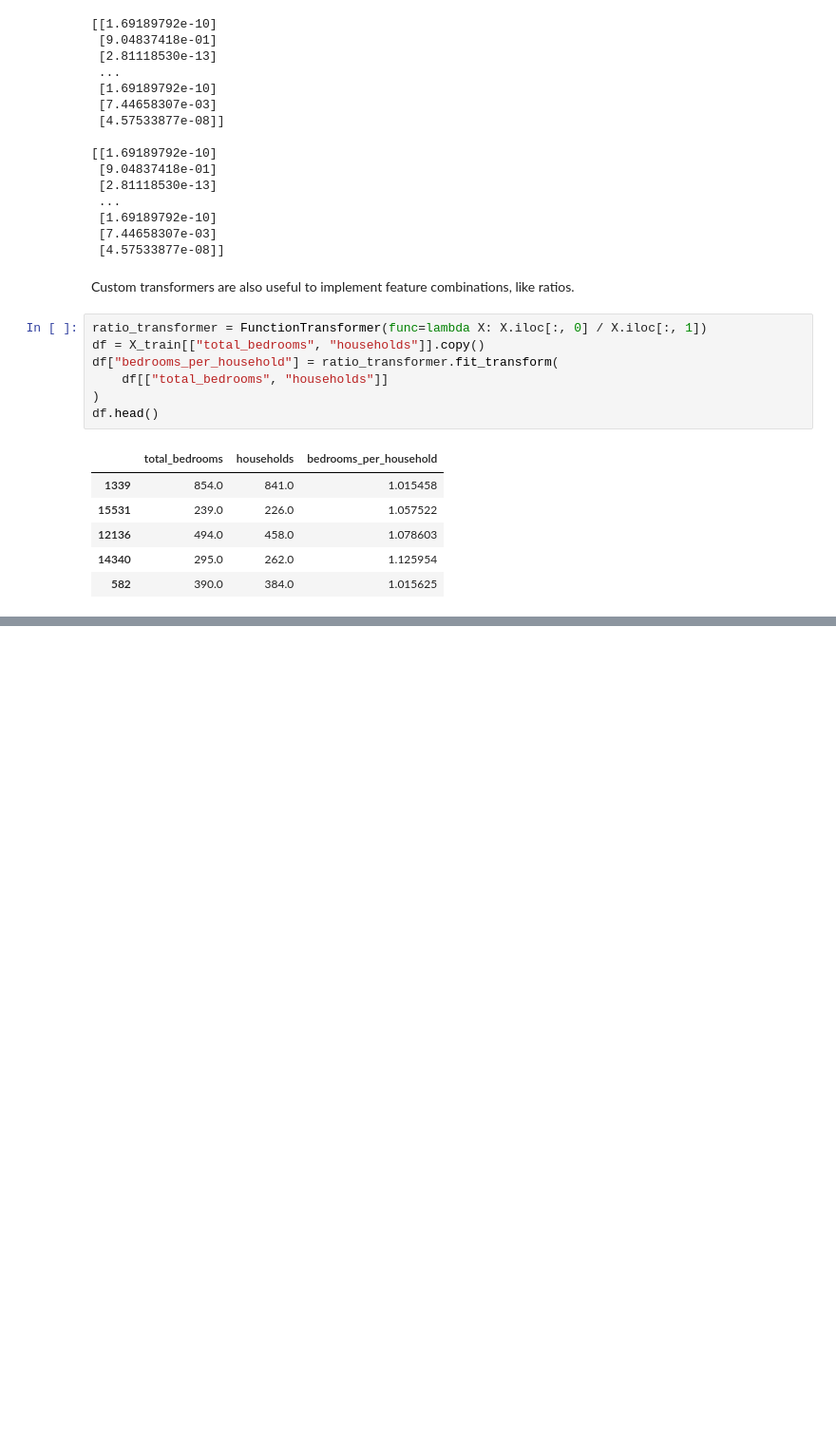
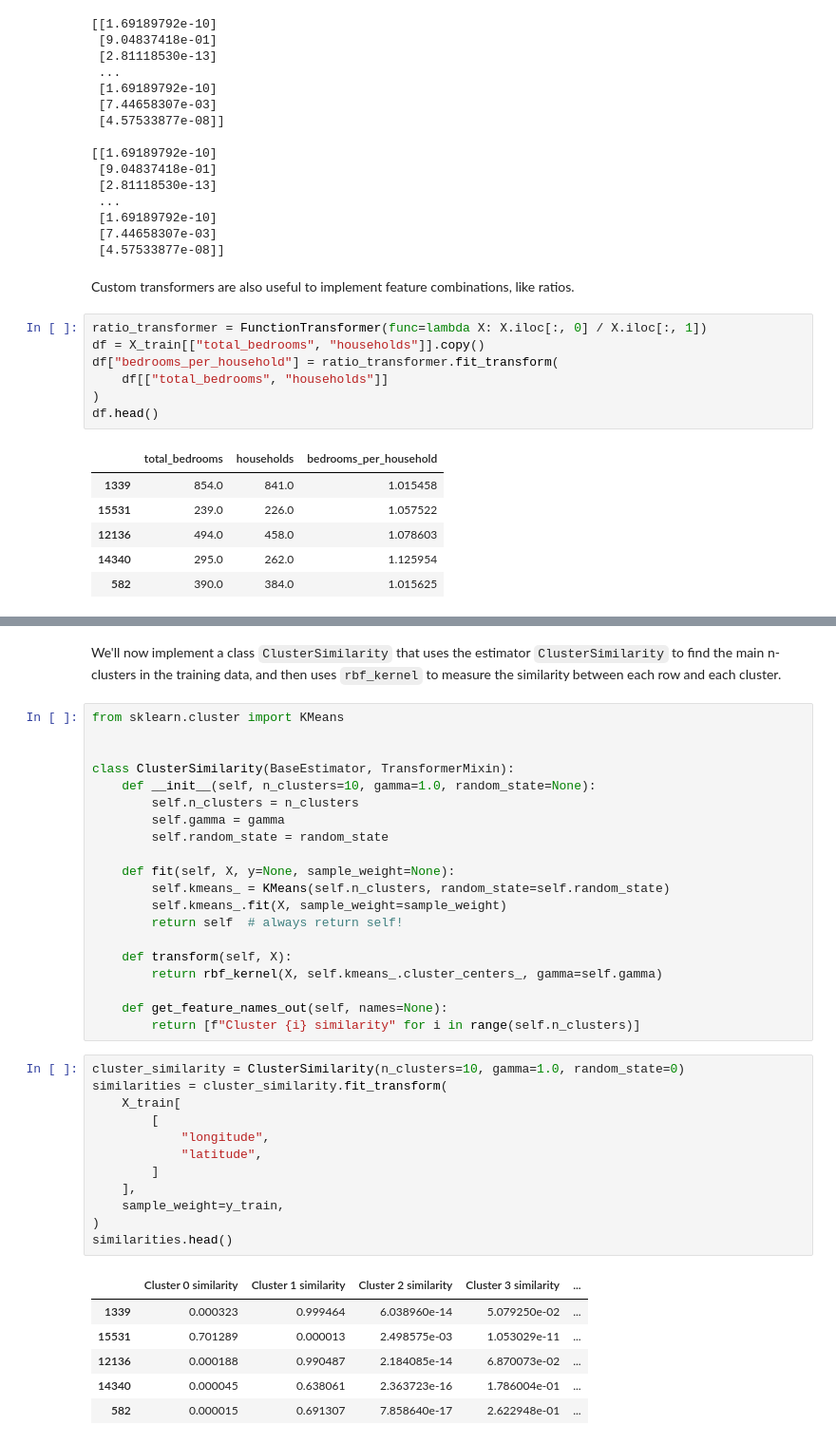
Before and after one commit to perezsergio/geron-hanodsonML, a Jupyter notebook: chapter2/notes.ipynb, the cells around one changed output, grey strips where cells are left out. Shown at 95% size. Cells and saved outputs as stored; diff of their text form; blank space fills up the shorter version.

```diff
--- a/chapter2/notes.ipynb
+++ b/chapter2/notes.ipynb
@@ -847,0 +875,41 @@ df.head()
+# %% [markdown]
+We'll now implement a class `ClusterSimilarity` that uses the estimator `ClusterSimilarity` to find the main n-clusters in the training data, and then uses `rbf_kernel` to measure the similarity between each row and each cluster.
+# %%
+from sklearn.cluster import KMeans
+
+
+class ClusterSimilarity(BaseEstimator, TransformerMixin):
+    def __init__(self, n_clusters=10, gamma=1.0, random_state=None):
+        self.n_clusters = n_clusters
+        self.gamma = gamma
+        self.random_state = random_state
+
+    def fit(self, X, y=None, sample_weight=None):
+        self.kmeans_ = KMeans(self.n_clusters, random_state=self.random_state)
+        self.kmeans_.fit(X, sample_weight=sample_weight)
+        return self  # always return self!
+
+    def transform(self, X):
+        return rbf_kernel(X, self.kmeans_.cluster_centers_, gamma=self.gamma)
+
+    def get_feature_names_out(self, names=None):
+        return [f"Cluster {i} similarity" for i in range(self.n_clusters)]
+# %%
+cluster_similarity = ClusterSimilarity(n_clusters=10, gamma=1.0, random_state=0)
+similarities = cluster_similarity.fit_transform(
+    X_train[
+        [
+            "longitude",
+            "latitude",
+        ]
+    ],
+    sample_weight=y_train,
+)
+similarities.head()
+# %% [output]
+|  | Cluster 0 similarity | Cluster 1 similarity | Cluster 2 similarity | Cluster 3 similarity | ... |
+| 1339 | 0.000323 | 0.999464 | 6.038960e-14 | 5.079250e-02 | ... |
+| 15531 | 0.701289 | 0.000013 | 2.498575e-03 | 1.053029e-11 | ... |
+| 12136 | 0.000188 | 0.990487 | 2.184085e-14 | 6.870073e-02 | ... |
+| 14340 | 0.000045 | 0.638061 | 2.363723e-16 | 1.786004e-01 | ... |
+| 582 | 0.000015 | 0.691307 | 7.858640e-17 | 2.622948e-01 | ... |
```
Also changed, not shown: parts of 15 cells of this notebook.
